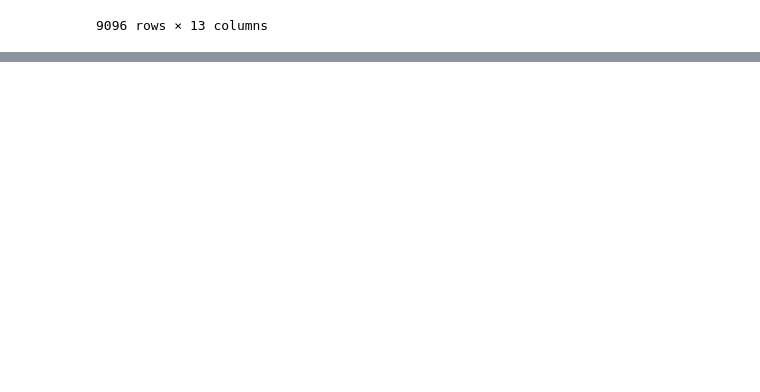
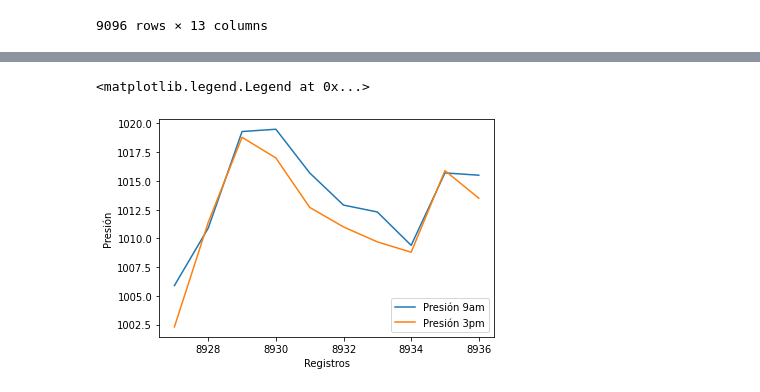
Before and after one commit to dev-luisvasquez/MineriaAUS, a Jupyter notebook: Evaluación2Mineria.ipynb, the cells around one changed output, grey strips where cells are left out. Drawn from its saved outputs; the diff is of its cells as text; code cells hidden in the pictures; blank space fills up the shorter version.

```diff
--- a/Evaluación2Mineria.ipynb
+++ b/Evaluación2Mineria.ipynb
@@ -1007,0 +1042,12 @@ aus2
+# %%
+presslimpio9 = aus2['Pressure9am']
+presslimpio9.head(10)
+
+Press9l = presslimpio9.head(10)
+Press9l
+
+presslimpio3 = aus2['Pressure3pm']
+presslimpio3.head(10)
+
+Press3l = presslimpio3.head(10)
+Press3l
@@ -1007,0 +1066,9 @@ aus2
+# %%
+plt.plot(Press9l, label="Presión 9am")
+plt.plot(Press3l, label="Presión 3pm")
+plt.xlabel("Registros")
+plt.ylabel("Presión")
+plt.legend(loc="lower right")
+# %% [output]
+<matplotlib.legend.Legend at 0x...>
+[figure, added]
```
Also changed, not shown: parts of 13 cells of this notebook.
